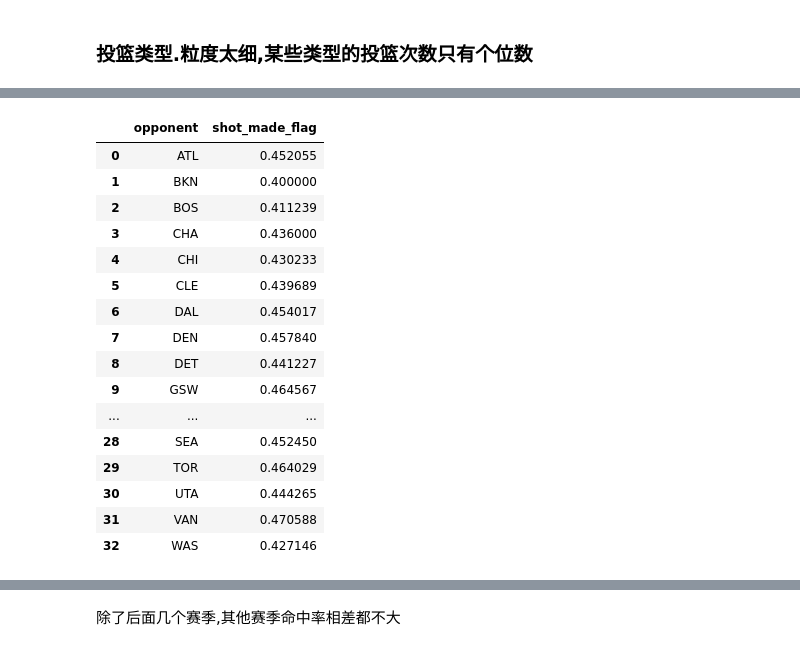
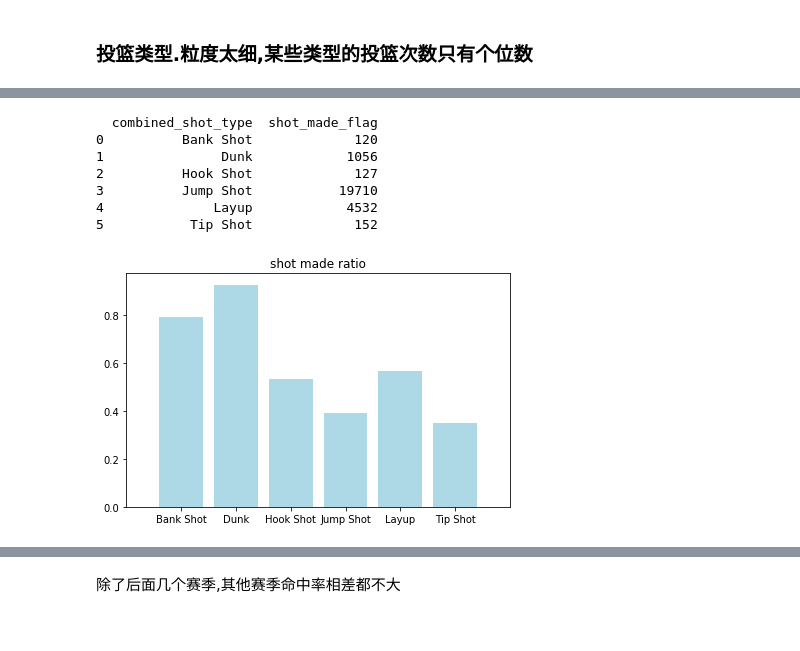
Before and after one commit to wb-dirac/kaggle_proj, a Jupyter notebook: Kobe Bryant Shot Selection/exploring.ipynb, the cells around one changed output, grey strips where cells are left out. Drawn from its saved outputs; the diff is of its cells as text; code cells hidden in the pictures.

```diff
--- a/Kobe Bryant Shot Selection/exploring.ipynb
+++ b/Kobe Bryant Shot Selection/exploring.ipynb
@@ -128,20 +106,11 @@ train_data[['shot_zone_basic', 'shot_made_flag']].groupby('shot_zone_basic', as_
-# %%
-train_data[['opponent', 'shot_made_flag']].groupby('opponent', as_index=False).mean()
-# %% [output]
-|  | opponent | shot_made_flag |
-| 0 | ATL | 0.452055 |
-| 1 | BKN | 0.400000 |
-| 2 | BOS | 0.411239 |
-| 3 | CHA | 0.436000 |
-| 4 | CHI | 0.430233 |
-| 5 | CLE | 0.439689 |
-| 6 | DAL | 0.454017 |
-| 7 | DEN | 0.457840 |
-| 8 | DET | 0.441227 |
-| 9 | GSW | 0.464567 |
-| ... | ... | ... |
-| 28 | SEA | 0.452450 |
-| 29 | TOR | 0.464029 |
-| 30 | UTA | 0.444265 |
-| 31 | VAN | 0.470588 |
-| 32 | WAS | 0.427146 |
+# %%
+plotGroupRatioBar('combined_shot_type')
+# %% [output]
+  combined_shot_type  shot_made_flag
+0          Bank Shot             120
+1               Dunk            1056
+2          Hook Shot             127
+3          Jump Shot           19710
+4              Layup            4532
+5           Tip Shot             152
+[figure, added]
```
Also changed, not shown: parts of 40 cells of this notebook, 12 other files.
